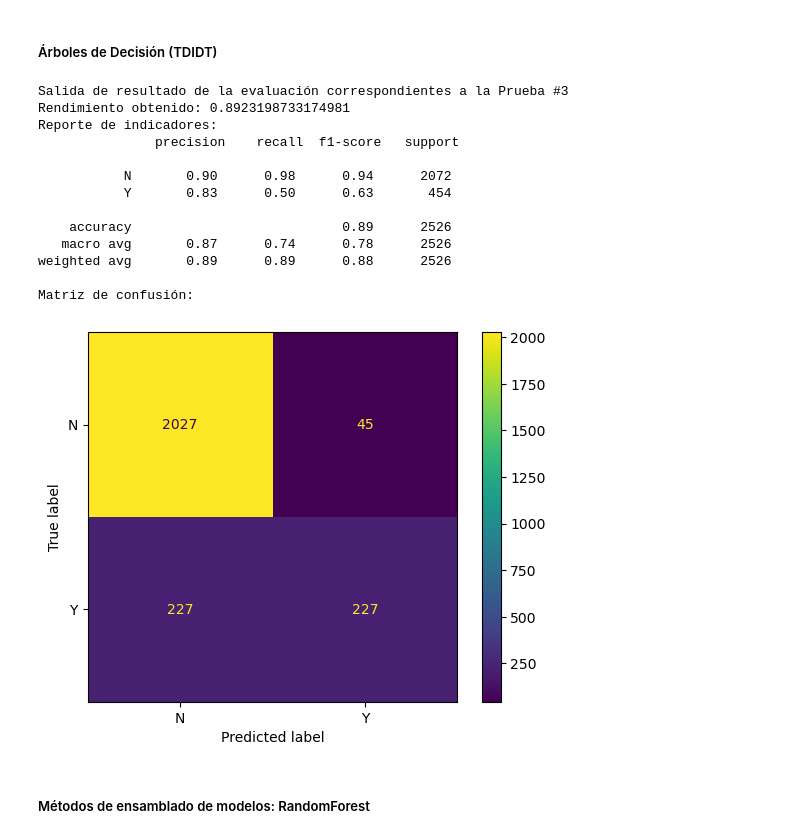
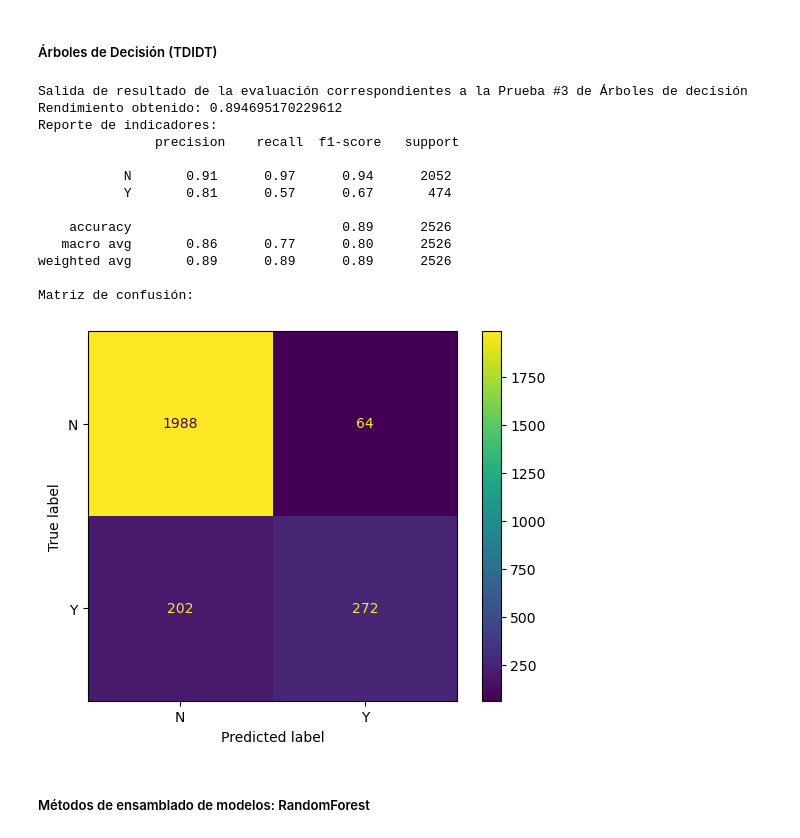
Before and after one commit to Joseluis0709/13MBID-Abr23, a Jupyter notebook: notebooks/03-Modelado+Evaluacion/MD01 - Modelado.ipynb, the cells around one changed output. Saved outputs shown, nothing was run; the diff lists cells and outputs as text; code cells hidden in the pictures.

```diff
--- a/notebooks/03-Modelado+Evaluacion/MD01 - Modelado.ipynb
+++ b/notebooks/03-Modelado+Evaluacion/MD01 - Modelado.ipynb
@@ -422,6 +421,6 @@ Matriz de confusión:
 ##### Métodos de ensamblado de modelos: RandomForest
 # %%
 with mlflow.start_run(run_name='Random Forest (#2)'):
-    rndf = RandomForestClassifier(n_estimators=20)
-    rndf.fit(train_data, train_labels)
+    rndf2 = RandomForestClassifier(n_estimators=15, random_state = 23)
+    rndf2.fit(train_data, train_labels)
 # %%
@@ -454,7 +453,7 @@ mlflow.set_experiment(experiment_name="Prueba #3")
 ##### Regresión Logística
 # %%
 with mlflow.start_run(run_name='Logistic Regression (#3)'):
-    lreg = LogisticRegression(solver = 'newton-cholesky')
+    lreg3 = LogisticRegression(solver = 'saga', random_state = 23)
 
-    lreg.fit(train_data, train_labels)
+    lreg3.fit(train_data, train_labels)
 # %%
@@ -479,9 +478,9 @@ Matriz de confusión:
 ##### KNN
 # %%
 with mlflow.start_run(run_name='KNN (#3)'):
-    knn = KNeighborsClassifier(n_neighbors=40,
+    knn3 = KNeighborsClassifier(n_neighbors=40,
                                algorithm = 'auto',
                                leaf_size = 25)
 
-    knn.fit(train_data, train_labels)
+    knn3.fit(train_data, train_labels)
 # %%
@@ -506,30 +505,31 @@ Matriz de confusión:
 ##### Árboles de Decisión (TDIDT)
 # %%
 with mlflow.start_run(run_name='Decision Tree (#3)'):
-    dtc = DecisionTreeClassifier(max_depth=5,
+    dtc3 = DecisionTreeClassifier(max_depth=5,
                                  criterion='gini',
                                  splitter='random',
-                                 min_samples_split=50)
+                                 min_samples_split=5,
+                                 random_state = 23)
 
-    dtc.fit(train_data, train_labels)
+    dtc3.fit(train_data, train_labels)
 # %%
-print("Salida de resultado de la evaluación correspondientes a la Prueba #3")
-evaluar_modelo(dtc, test_data, test_labels)
+print("Salida de resultado de la evaluación correspondientes a la Prueba #3 de Árboles de decisión")
+evaluar_modelo(dtc3, test_data, test_labels)
 # %% [output]
-Salida de resultado de la evaluación correspondientes a la Prueba #3
-Rendimiento obtenido: 0.8923198733174981
+Salida de resultado de la evaluación correspondientes a la Prueba #3 de Árboles de decisión
+Rendimiento obtenido: 0.894695170229612
 Reporte de indicadores:
                precision    recall  f1-score   support
 
-           N       0.90      0.98      0.94      2072
-           Y       0.83      0.50      0.63       454
+           N       0.91      0.97      0.94      2052
+           Y       0.81      0.57      0.67       474
 
     accuracy                           0.89      2526
-   macro avg       0.87      0.74      0.78      2526
-weighted avg       0.89      0.89      0.88      2526
+   macro avg       0.86      0.77      0.80      2526
+weighted avg       0.89      0.89      0.89      2526
 
 Matriz de confusión:
-[figure, old version]
+[figure, new version]
 # %% [markdown]
 ##### Métodos de ensamblado de modelos: RandomForest
 # %%
```
Also changed, not shown: parts of 34 cells of this notebook.
